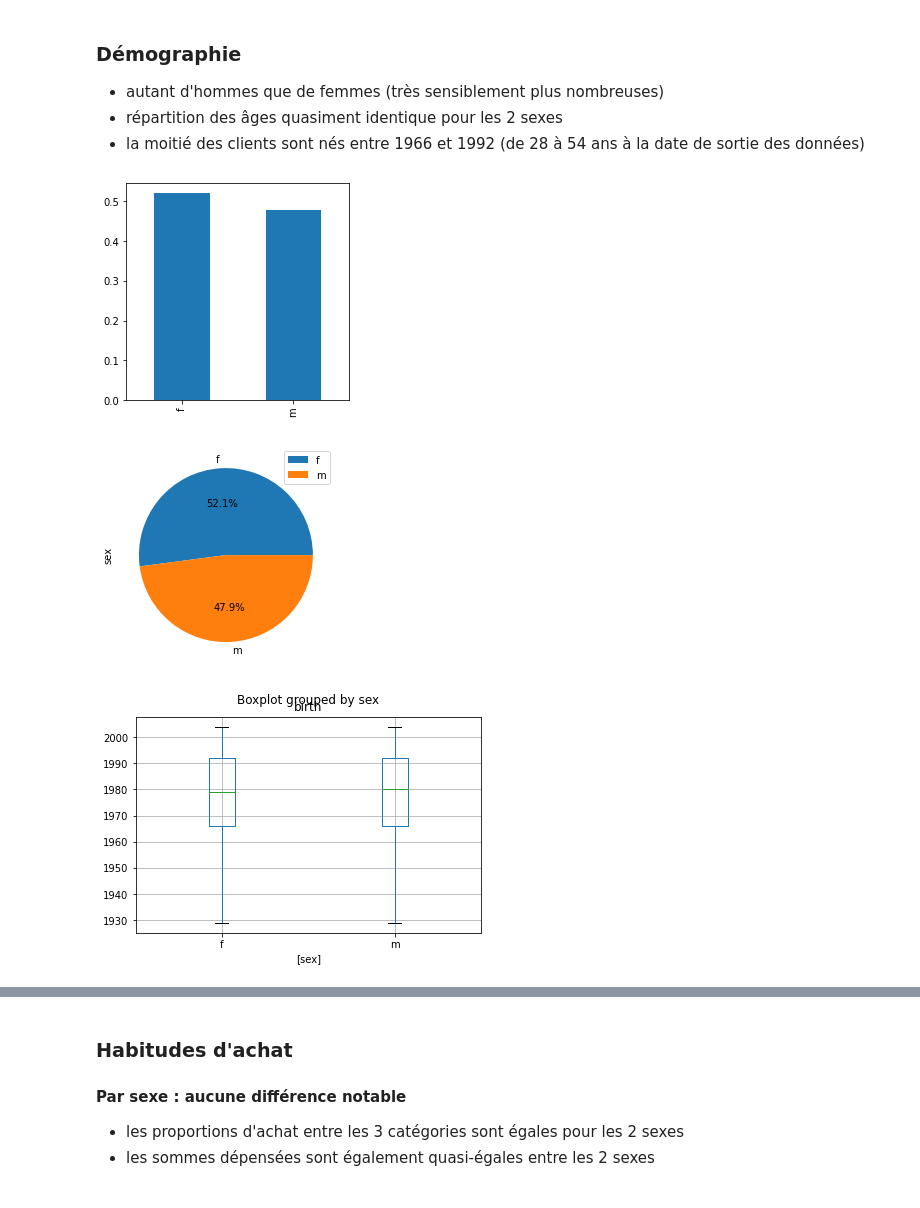
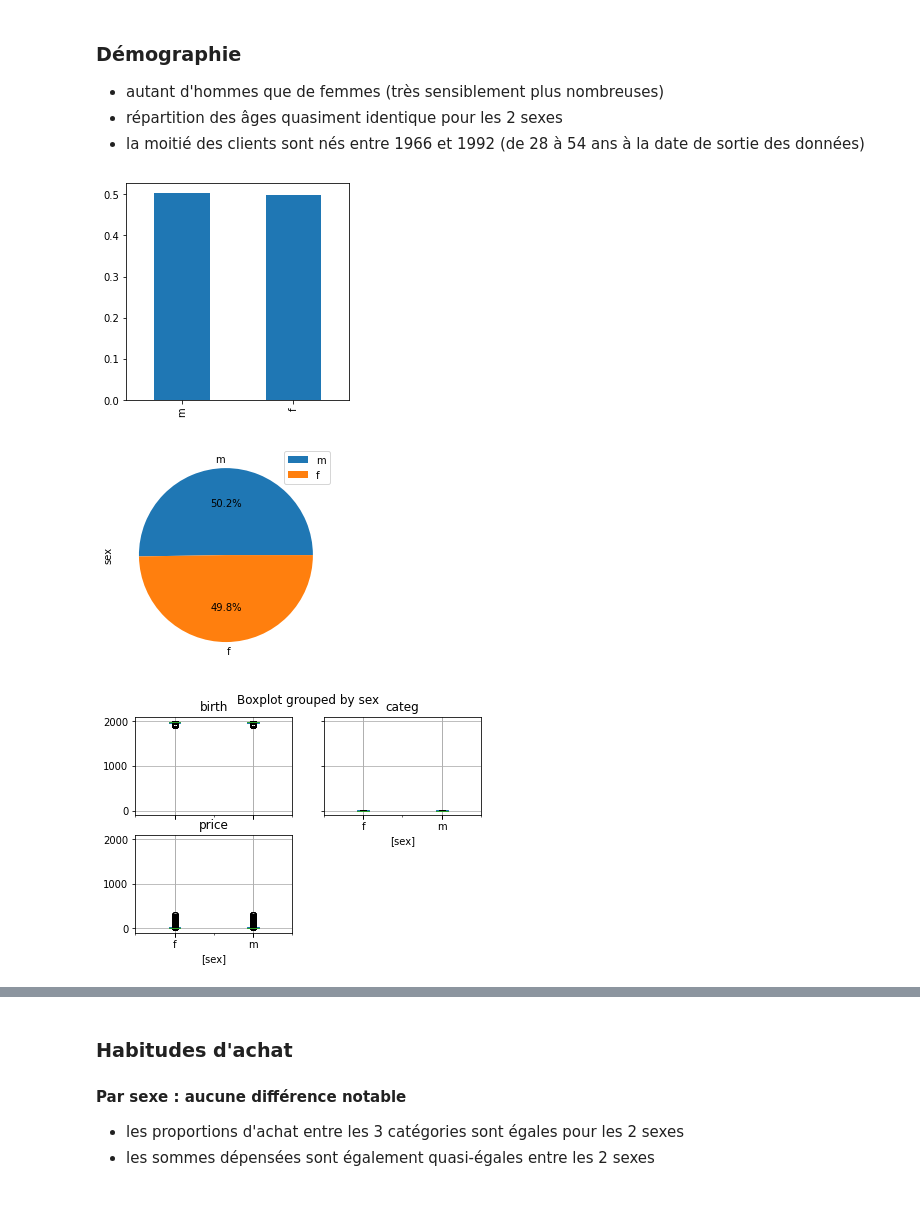
Before and after one commit to gllmfrnr/oc-da, a Jupyter notebook: p4/p4.ipynb, the cells around one changed output, grey strips where cells are left out. Cells and saved outputs as stored; diff of their text form; code cells hidden in the pictures.

```diff
--- a/p4/p4.ipynb
+++ b/p4/p4.ipynb
@@ -856,11 +914,11 @@ Indice de Gini : 0.4
 * répartition des âges quasiment identique pour les 2 sexes
 * la moitié des clients sont nés entre 1966 et 1992 (de 28 à 54 ans à la date de sortie des données)
 # %%
-# Variable 'sex' sur customers
-indicateurs_uni(customers, 'sex', 'qualitative')
+# Variable 'sex' sur les transactions
+indicateurs_uni(data, 'sex', 'qualitative')
 
-# --> presque autant d'hommes que de femmes
+# --> autant d'hommes que de femmes
 # %% [output]
-[figure, old version]
+[figure, new version]
-[figure, old version]
+[figure, new version]
-[figure, old version]
+[figure, new version]
```
Also changed, not shown: parts of 34 cells of this notebook.
